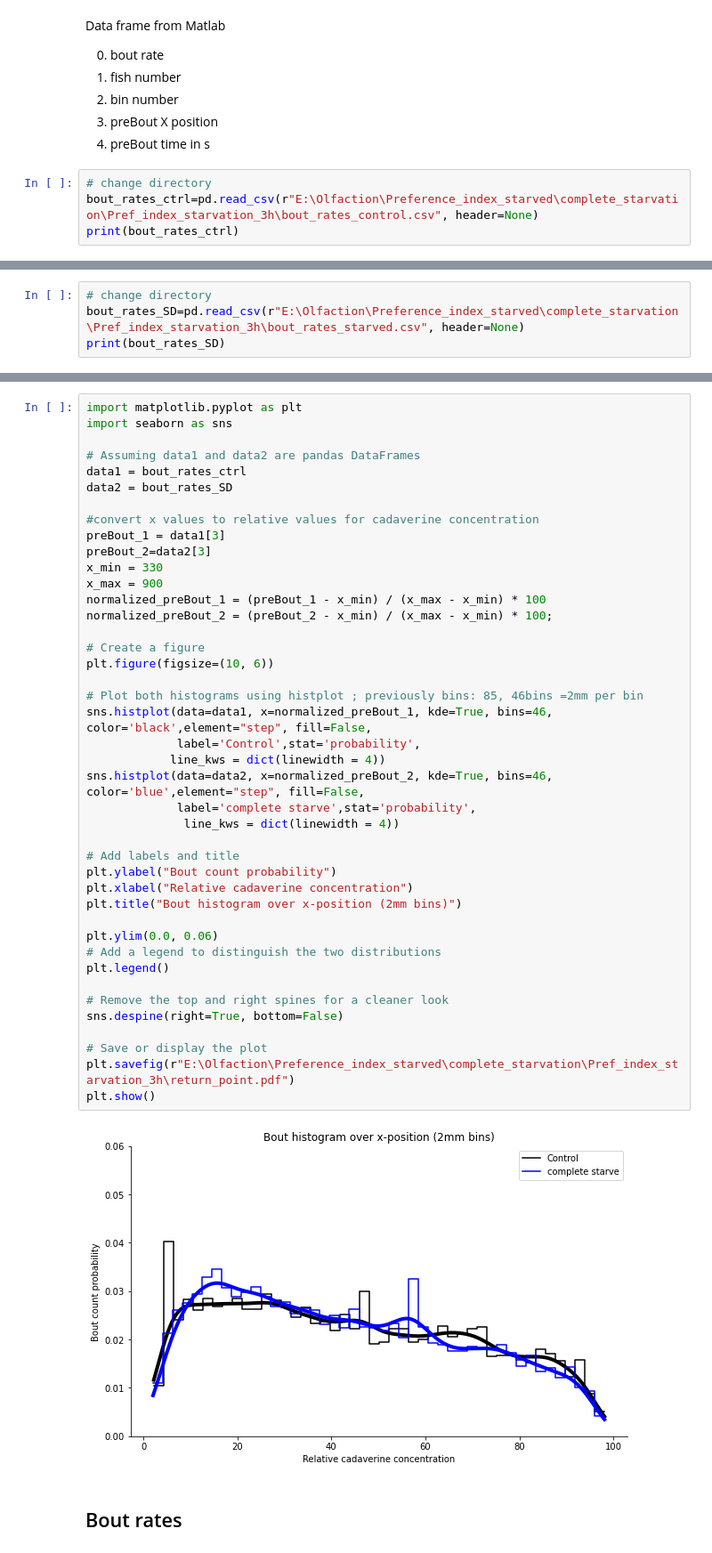
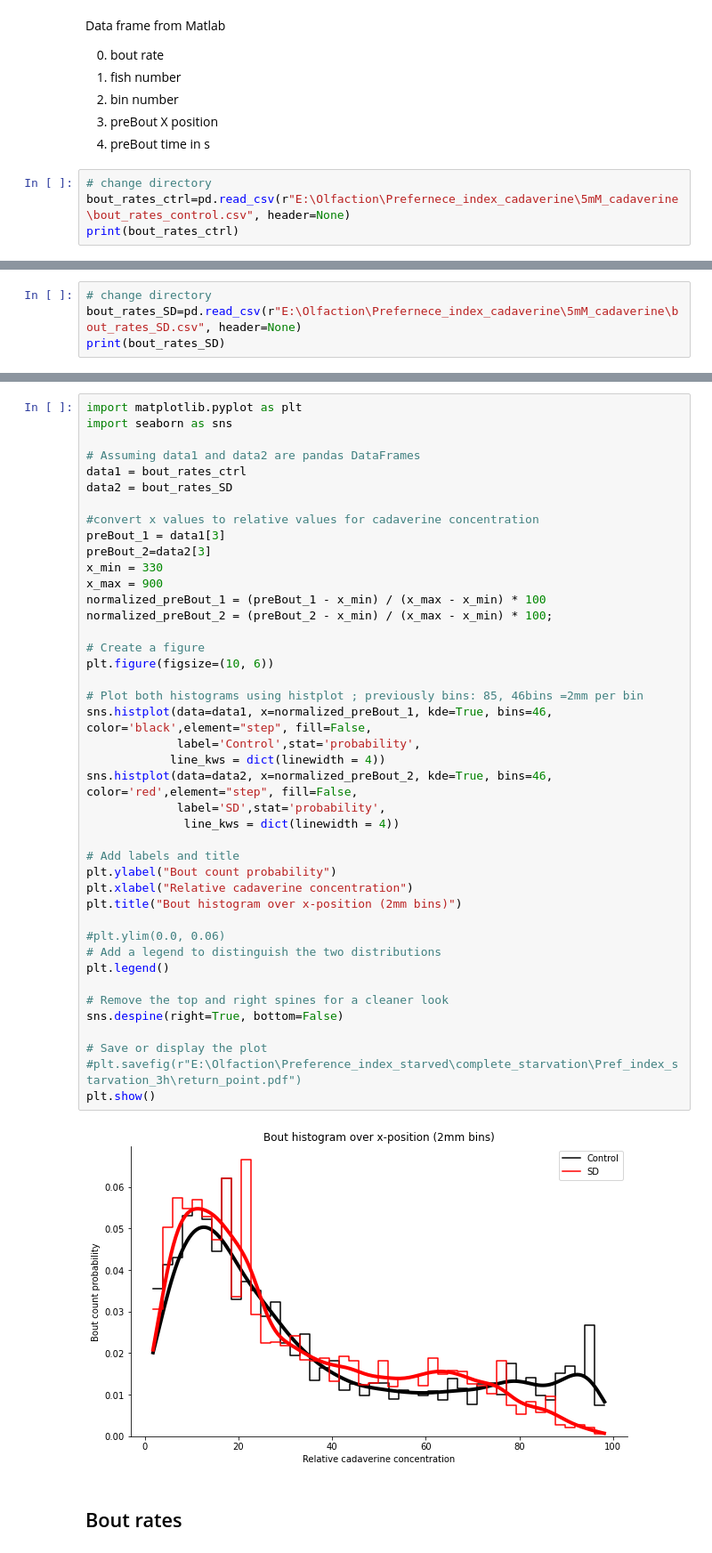
Before and after one commit to PaulaPflitsch/SleepPaper_code2023, a Jupyter notebook: Avoidance_analysis/Odor_sleep_data_oct2024.ipynb, the cells around one changed output, grey strips where cells are left out. Shown at 89% size. Cells and saved outputs as stored; diff of their text form.

```diff
--- a/Avoidance_analysis/Odor_sleep_data_oct2024.ipynb
+++ b/Avoidance_analysis/Odor_sleep_data_oct2024.ipynb
@@ -26,7 +26,7 @@ Data frame from Matlab
 4. preBout time in s
 # %%
 # change directory
-bout_rates_ctrl=pd.read_csv(r"E:\Olfaction\Preference_index_starved\complete_starvation\Pref_index_starvation_3h\bout_rates_control.csv", header=None)
+bout_rates_ctrl=pd.read_csv(r"E:\Olfaction\Prefernece_index_cadaverine\5mM_cadaverine\bout_rates_control.csv", header=None)
 print(bout_rates_ctrl)
 # %% [output]
               0   1   2        3         4
@@ -46,5 +46,5 @@ print(bout_rates_ctrl)
 # %%
 # change directory
-bout_rates_SD=pd.read_csv(r"E:\Olfaction\Preference_index_starved\complete_starvation\Pref_index_starvation_3h\bout_rates_starved.csv", header=None)
+bout_rates_SD=pd.read_csv(r"E:\Olfaction\Prefernece_index_cadaverine\5mM_cadaverine\bout_rates_SD.csv", header=None)
 print(bout_rates_SD)
 # %% [output]
@@ -74,37 +74,37 @@ data2 = bout_rates_SD
 preBout_1 = data1[3]
 preBout_2=data2[3]
 x_min = 330
 x_max = 900
 normalized_preBout_1 = (preBout_1 - x_min) / (x_max - x_min) * 100
 normalized_preBout_2 = (preBout_2 - x_min) / (x_max - x_min) * 100;
 
 # Create a figure
 plt.figure(figsize=(10, 6))
 
 # Plot both histograms using histplot ; previously bins: 85, 46bins =2mm per bin
 sns.histplot(data=data1, x=normalized_preBout_1, kde=True, bins=46,  color='black',element="step", fill=False,
              label='Control',stat='probability',
             line_kws = dict(linewidth = 4))
-sns.histplot(data=data2, x=normalized_preBout_2, kde=True, bins=46, color='blue',element="step", fill=False,
-             label='complete starve',stat='probability',
+sns.histplot(data=data2, x=normalized_preBout_2, kde=True, bins=46, color='red',element="step", fill=False,
+             label='SD',stat='probability',
               line_kws = dict(linewidth = 4))
 
 # Add labels and title
 plt.ylabel("Bout count probability")
 plt.xlabel("Relative cadaverine concentration")
 plt.title("Bout histogram over x-position (2mm bins)")
 
-plt.ylim(0.0, 0.06)
+#plt.ylim(0.0, 0.06)
 # Add a legend to distinguish the two distributions
 plt.legend()
 
 # Remove the top and right spines for a cleaner look
 sns.despine(right=True, bottom=False)
 
 # Save or display the plot
-plt.savefig(r"E:\Olfaction\Preference_index_starved\complete_starvation\Pref_index_starvation_3h\return_point.pdf")
+#plt.savefig(r"E:\Olfaction\Preference_index_starved\complete_starvation\Pref_index_starvation_3h\return_point.pdf")
 plt.show()
 # %% [output]
-[figure, old version]
+[figure, new version]
 # %% [markdown]
 ## Bout rates
```
Also changed, not shown: parts of 23 cells of this notebook.
